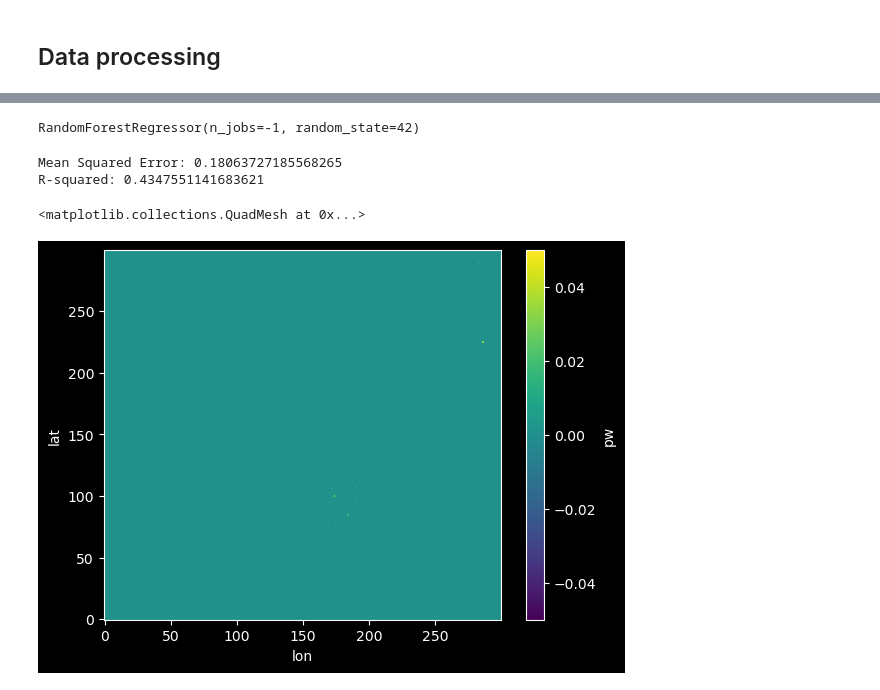
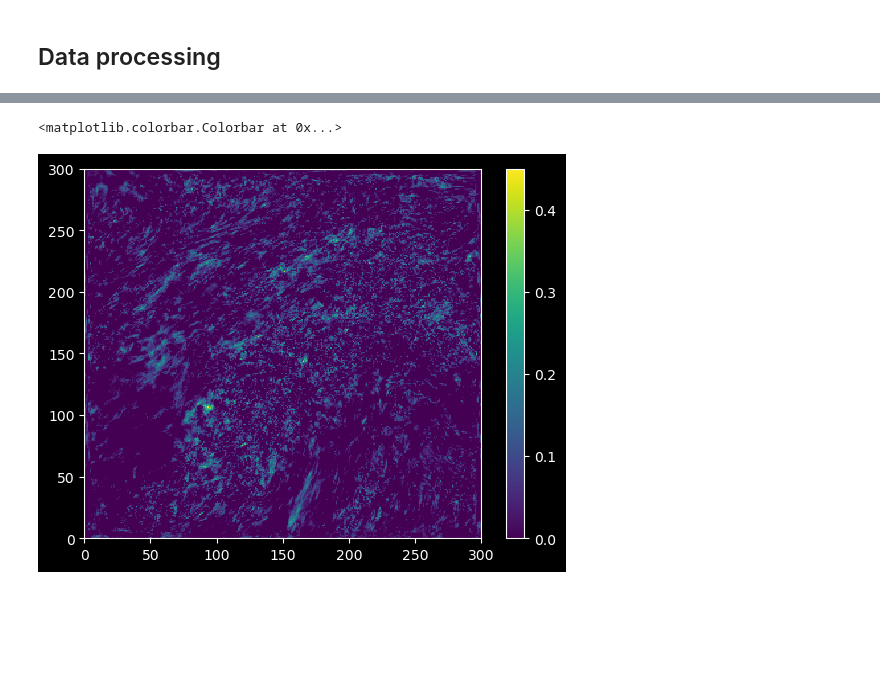
Before and after one commit to tyfolino/ida-precip, a Jupyter notebook: new-wofs/messing-around-with-ml.ipynb, the cells around one changed output, grey strips where cells are left out. Cells and saved outputs as stored; diff of their text form; code cells hidden in the pictures; blank space fills up the shorter version.

```diff
--- a/new-wofs/messing-around-with-ml.ipynb
+++ b/new-wofs/messing-around-with-ml.ipynb
@@ -196,3 +193,26 @@ aoi = std > (std.max() * 0.65)
 rain12_aoi = rain12.where(aoi).mean(dim=("lat", "lon"), skipna=True)
 # %% [markdown]
 ## Data processing
+# %%
+# list of variables
+vars_list = [
+    "U_500",
+    "U_850",
+    "V_500",
+    "V_850",
+    "cape_ml",
+    "comp_dz",
+    "geo_hgt_500",
+    "geo_hgt_850",
+    "mslp",
+    "pw",
+    "temperature_850",
+    "temperature_500",
+]
+
+ds = xr.merge(
+    [
+        get_field(wofs_all, v, "2021-09-01 23:00:00", "2021-09-02 01:00:00", init)
+        for v in vars_list
+    ]
+).stack(run=("init", "ne"))
@@ -199,3 +280,9 @@ rain12_aoi = rain12.where(aoi).mean(dim=("lat", "lon"), skipna=True)
+# %%
+plt.pcolormesh(mi_scores.reshape(len(vars_list),300,300)[-3])
+plt.colorbar()
+# %% [output]
+<matplotlib.colorbar.Colorbar at 0x...>
+[figure, added]
 # %%
 # list of variables
 vars_list = [
@@ -232,21 +315,0 @@ X_train, X_test, y_train, y_test = train_test_split(X, y, test_size=0.2, random_
-# %%
-# Initialize the RandomForestRegressor
-model = RandomForestRegressor(n_estimators=100, random_state=42, n_jobs=-1)
-
-# Train the model
-model.fit(X_train, y_train)
-# %% [output]
-RandomForestRegressor(n_jobs=-1, random_state=42)
-# %%
-# Predict on the test data
-y_pred = model.predict(X_test)
-
-# Calculate R-squared and MSE
-mse = mean_squared_error(y_test, y_pred)
-r2 = r2_score(y_test, y_pred)
-
-print(f"Mean Squared Error: {mse}")
-print(f"R-squared: {r2}")
-# %% [output]
-Mean Squared Error: 0.18063727185568265
-R-squared: 0.4347551141683621
@@ -273,8 +316,3 @@ importance_da = xr.DataArray(
-# %%
-importance_da.plot(robust=True)
-# %% [output]
-<matplotlib.collections.QuadMesh at 0x...>
-[figure, removed]
 # %%
 from sklearn.feature_selection import mutual_info_regression
 
```
Also changed, not shown: parts of 14 cells of this notebook, 6 other files.
